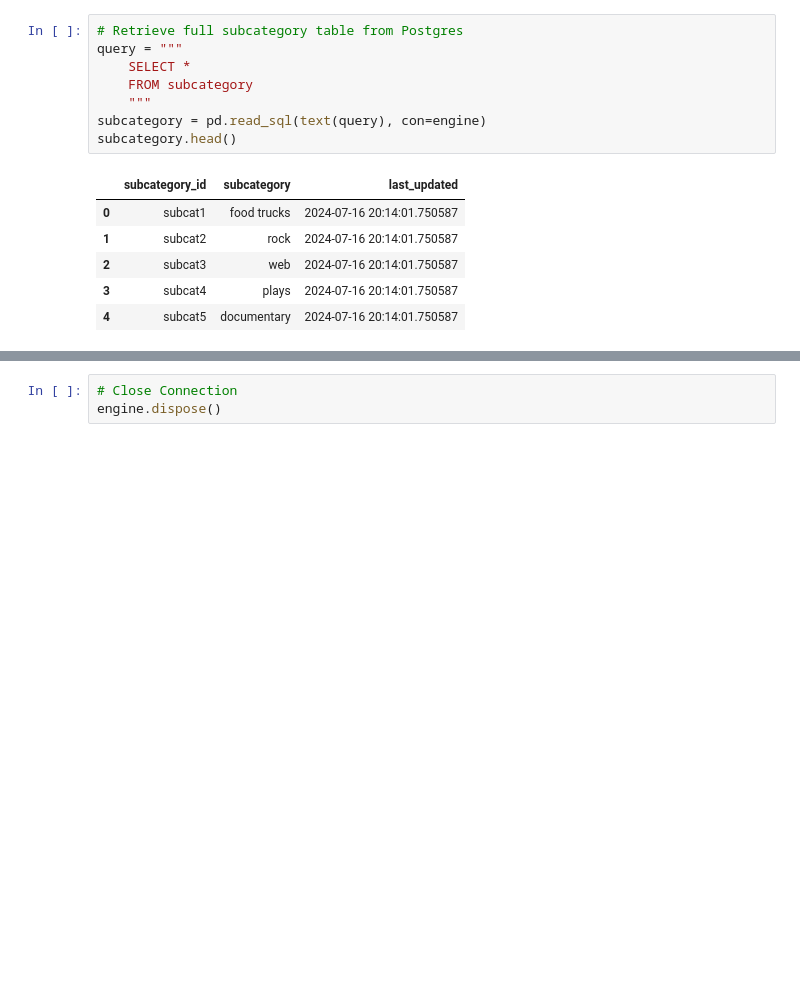
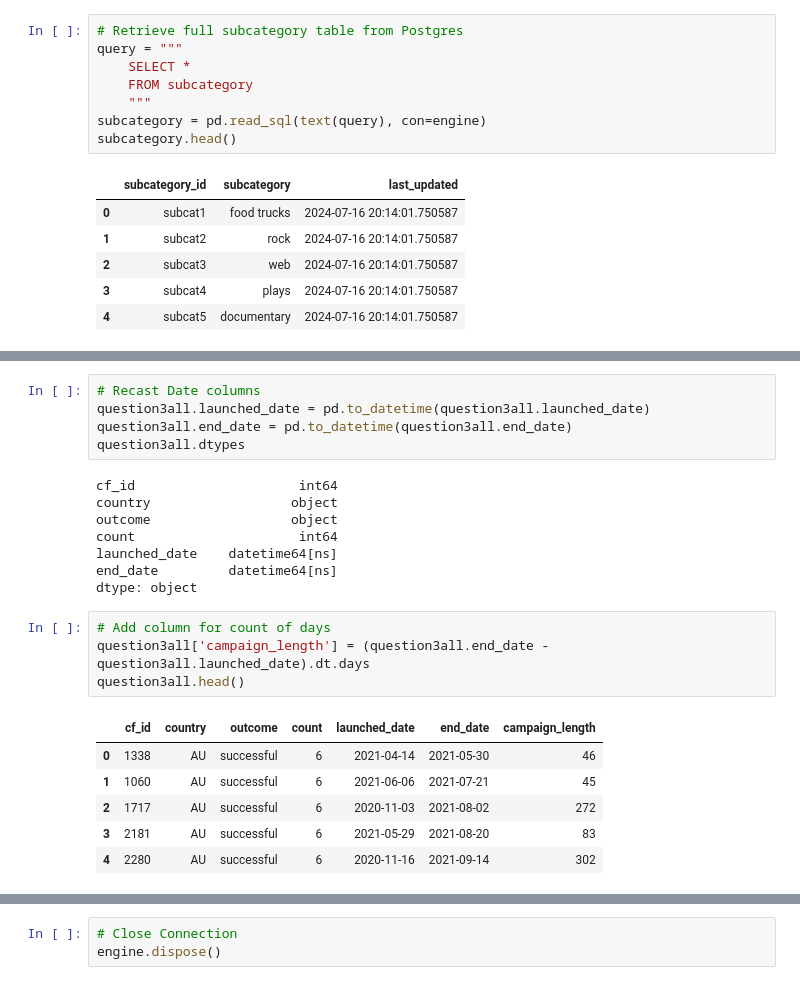
Before and after one commit to Corzalite/Group-17-project-2, a Jupyter notebook: IND_Marty_work/ETL_Data_Viz.ipynb, the cells around one changed output, grey strips where cells are left out. Cells and saved outputs as stored; diff of their text form; blank space fills up the shorter version.

```diff
--- a/IND_Marty_work/ETL_Data_Viz.ipynb
+++ b/IND_Marty_work/ETL_Data_Viz.ipynb
@@ -242,0 +216,24 @@ plt.show()
+# %%
+# Recast Date columns
+question3all.launched_date = pd.to_datetime(question3all.launched_date)
+question3all.end_date = pd.to_datetime(question3all.end_date)
+question3all.dtypes
+# %% [output]
+cf_id                     int64
+country                  object
+outcome                  object
+count                     int64
+launched_date    datetime64[ns]
+end_date         datetime64[ns]
+dtype: object
+# %%
+# Add column for count of days
+question3all['campaign_length'] = (question3all.end_date - question3all.launched_date).dt.days
+question3all.head()
+# %% [output]
+|  | cf_id | country | outcome | count | launched_date | end_date | campaign_length |
+| 0 | 1338 | AU | successful | 6 | 2021-04-14 | 2021-05-30 | 46 |
+| 1 | 1060 | AU | successful | 6 | 2021-06-06 | 2021-07-21 | 45 |
+| 2 | 1717 | AU | successful | 6 | 2020-11-03 | 2021-08-02 | 272 |
+| 3 | 2181 | AU | successful | 6 | 2021-05-29 | 2021-08-20 | 83 |
+| 4 | 2280 | AU | successful | 6 | 2020-11-16 | 2021-09-14 | 302 |
```
Also changed, not shown: parts of 10 cells of this notebook, 4 other files.
